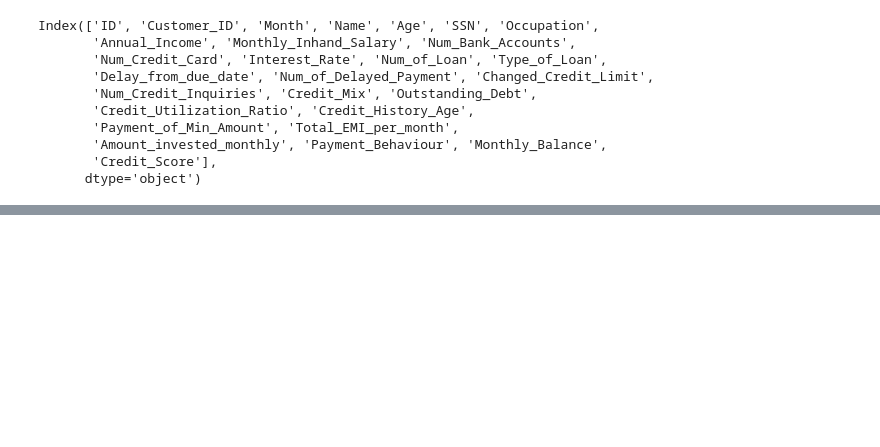
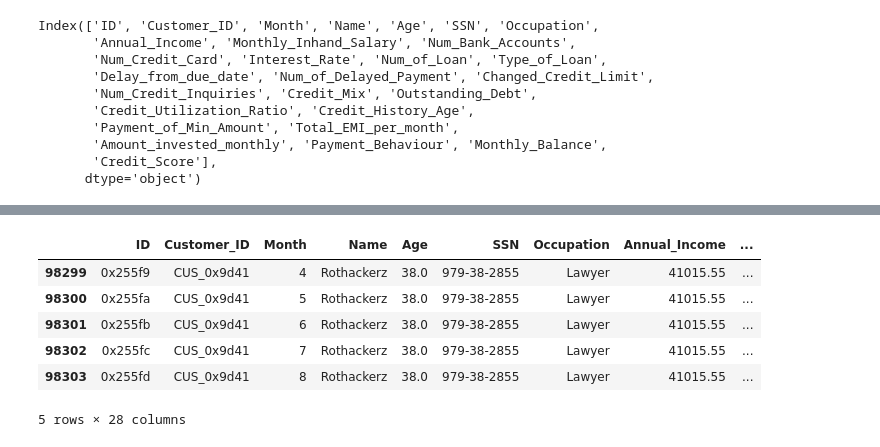
Before and after one commit to Havish96/credit-score, a Jupyter notebook: Notebooks/credit_score.ipynb, the cells around one changed output, grey strips where cells are left out. Drawn from its saved outputs; the diff is of its cells as text; code cells hidden in the pictures; blank space fills up the shorter version.

```diff
--- a/Notebooks/credit_score.ipynb
+++ b/Notebooks/credit_score.ipynb
@@ -421,0 +526,2 @@ clean_cm_df['Outstanding_Debt'].unique()
+# %%
+clean_cha_df=clean_cha(clean_mb_df,'Credit_History_Age')
@@ -421,0 +532,13 @@ clean_cm_df['Outstanding_Debt'].unique()
+# %%
+month_mapping = {
+    'January': 1,
+    'February': 2,
+    'March': 3,
+    'April': 4,
+    'May': 5,
+    'June': 6,
+    'July': 7,
+    'August': 8
+}
+
+clean_cha_df['Month'] = clean_cha_df['Month'].map(month_mapping)
@@ -421,0 +560,6 @@ clean_cm_df['Outstanding_Debt'].unique()
+# %%
+#converting numerical features
+
+columns_to_convert = ['Annual_Income', 'Num_Bank_Accounts', 'Num_Credit_Card', 'Interest_Rate', 'Changed_Credit_Limit', 'Outstanding_Debt', 'Amount_invested_monthly', 'Monthly_Balance']
+
+clean_cha_df[columns_to_convert] = clean_cha_df[columns_to_convert].apply(pd.to_numeric, errors='coerce')
@@ -421,0 +606,12 @@ clean_cm_df['Outstanding_Debt'].unique()
+# %%
+clean_cha_df.dropna(inplace=True)
+# %%
+clean_cha_df.tail()
+# %% [output]
+|  | ID | Customer_ID | Month | Name | Age | SSN | Occupation | Annual_Income | ... |
+| 98299 | 0x255f9 | CUS_0x9d41 | 4 | Rothackerz | 38.0 | 979-38-2855 | Lawyer | 41015.55 | ... |
+| 98300 | 0x255fa | CUS_0x9d41 | 5 | Rothackerz | 38.0 | 979-38-2855 | Lawyer | 41015.55 | ... |
+| 98301 | 0x255fb | CUS_0x9d41 | 6 | Rothackerz | 38.0 | 979-38-2855 | Lawyer | 41015.55 | ... |
+| 98302 | 0x255fc | CUS_0x9d41 | 7 | Rothackerz | 38.0 | 979-38-2855 | Lawyer | 41015.55 | ... |
+| 98303 | 0x255fd | CUS_0x9d41 | 8 | Rothackerz | 38.0 | 979-38-2855 | Lawyer | 41015.55 | ... |
+5 rows × 28 columns
```
Also changed, not shown: parts of 55 cells of this notebook.
